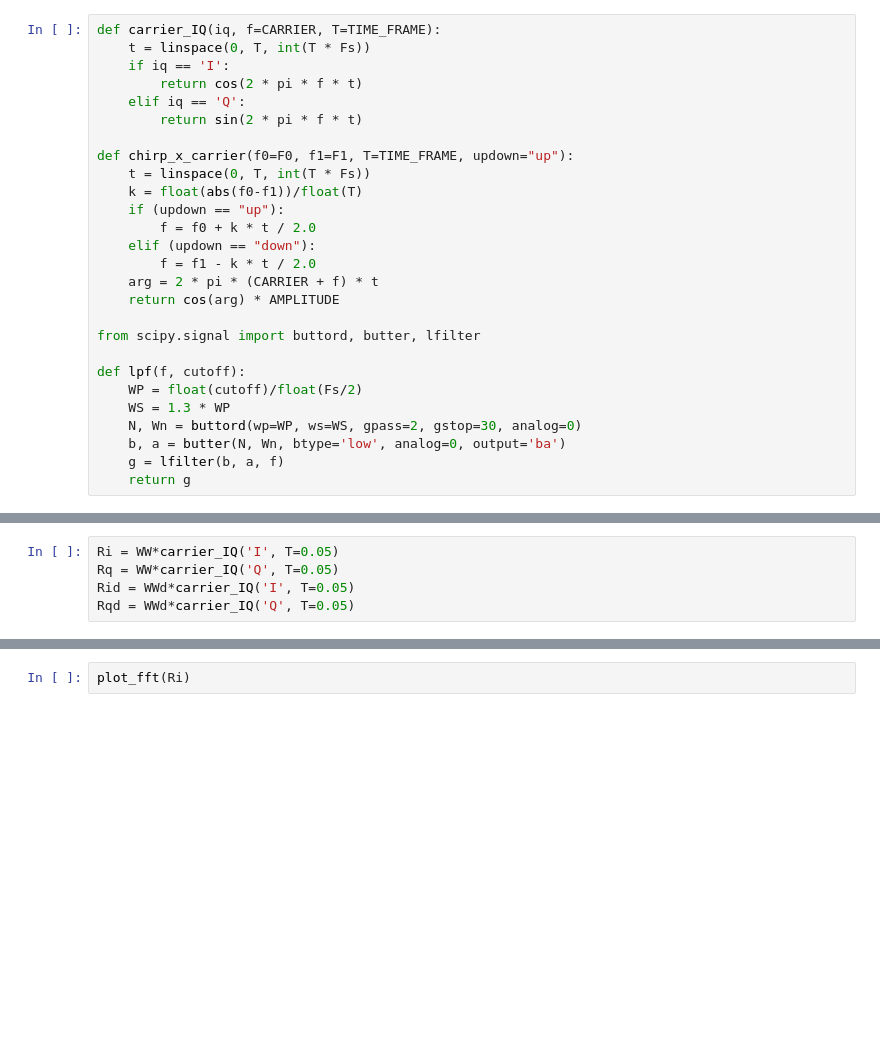
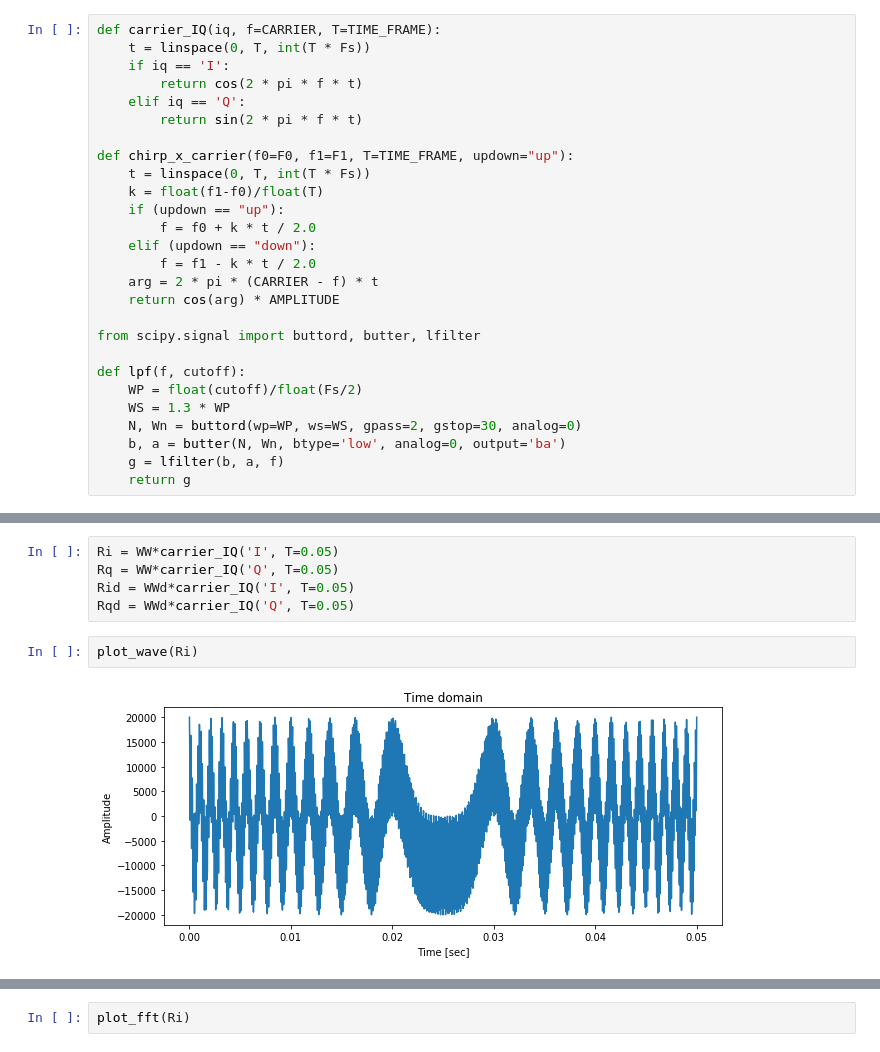
Before and after one commit to araobp/ultrasonic-communication, a Jupyter notebook: simulation/IQ_modulation.ipynb, the cells around one changed output, grey strips where cells are left out. Saved outputs shown, nothing was run; the diff lists cells and outputs as text; blank space fills up the shorter version.

```diff
--- a/simulation/IQ_modulation.ipynb
+++ b/simulation/IQ_modulation.ipynb
@@ -56,12 +56,12 @@ def carrier_IQ(iq, f=CARRIER, T=TIME_FRAME):
 
 def chirp_x_carrier(f0=F0, f1=F1, T=TIME_FRAME, updown="up"):
     t = linspace(0, T, int(T * Fs))
-    k = float(abs(f0-f1))/float(T)
+    k = float(f1-f0)/float(T)
     if (updown == "up"):
         f = f0 + k * t / 2.0
     elif (updown == "down"):
         f = f1 - k * t / 2.0
-    arg = 2 * pi * (CARRIER + f) * t
+    arg = 2 * pi * (CARRIER - f) * t
     return cos(arg) * AMPLITUDE
 
 from scipy.signal import buttord, butter, lfilter
@@ -115,3 +117,7 @@ Ri = WW*carrier_IQ('I', T=0.05)
 Rq = WW*carrier_IQ('Q', T=0.05)
 Rid = WWd*carrier_IQ('I', T=0.05)
 Rqd = WWd*carrier_IQ('Q', T=0.05)
+# %%
+plot_wave(Ri)
+# %% [output]
+[figure, added]
```
Also changed, not shown: parts of 13 cells of this notebook, 1 other file.
